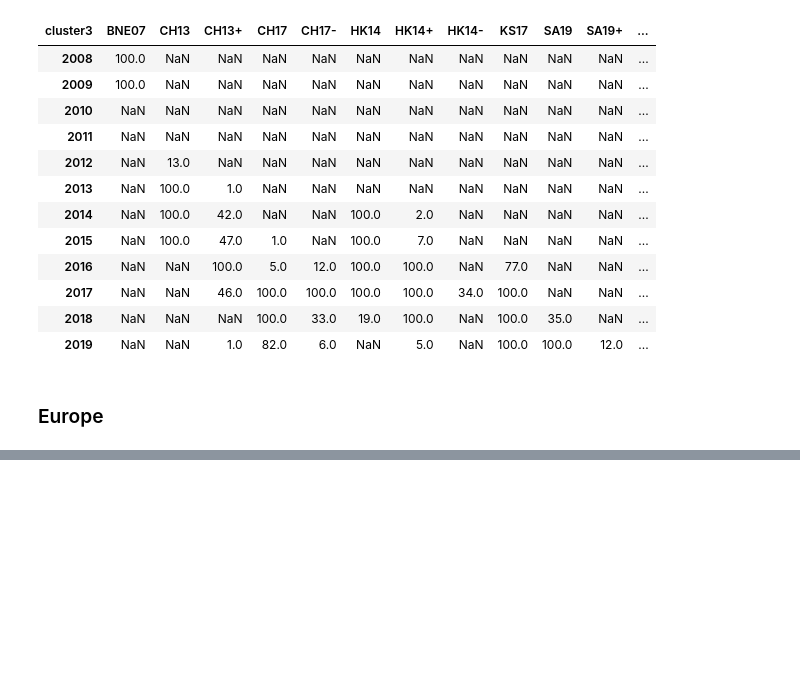
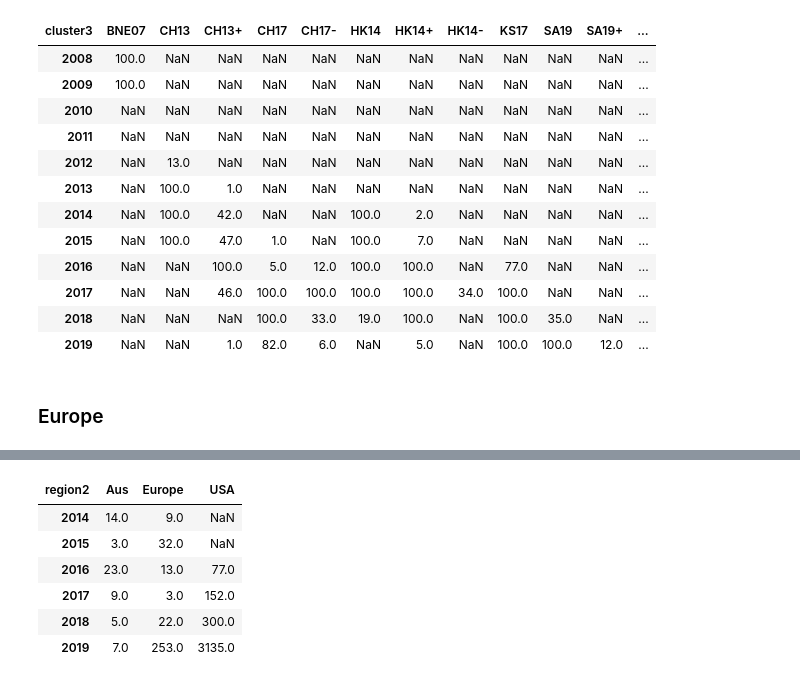
Before and after one commit to guibuzi/bioinfo, a Jupyter notebook: sequence_processing_tools/read_attribute.ipynb, the cells around one changed output, grey strips where cells are left out. Saved outputs shown, nothing was run; the diff lists cells and outputs as text; code cells hidden in the pictures; blank space fills up the shorter version.

```diff
--- a/sequence_processing_tools/read_attribute.ipynb
+++ b/sequence_processing_tools/read_attribute.ipynb
@@ -500,3 +511,15 @@ read_seg("/home/zeng/INFLUENZA_DATABASE/H3N2/data/Protein/protein_PA.fasta", df_
 read_seg("/home/zeng/INFLUENZA_DATABASE/H3N2/data/Protein/protein_PB1-F2.fasta", df_sample_seasia,"PB1", "PB1-F2")
 read_seg("/home/zeng/INFLUENZA_DATABASE/H3N2/data/Protein/protein_PB1.fasta", df_sample_seasia,"PB1", "PB1")
 read_seg("/home/zeng/INFLUENZA_DATABASE/H3N2/data/Protein/protein_PB2.fasta", df_sample_seasia,"PB2", "PB2")
+# %%
+df_KS17 = df_with_cluster[df_with_cluster['cluster3'] == 'KS17']
+index_by_year_ks17 = pd.to_datetime(df_KS17.date.values).to_period('A-OCT')
+df_KS17.groupby([index_by_year_ks17, 'region2']).size().unstack(1)
+# %% [output]
+| region2 | Aus | Europe | USA |
+| 2014 | 14.0 | 9.0 | NaN |
+| 2015 | 3.0 | 32.0 | NaN |
+| 2016 | 23.0 | 13.0 | 77.0 |
+| 2017 | 9.0 | 3.0 | 152.0 |
+| 2018 | 5.0 | 22.0 | 300.0 |
+| 2019 | 7.0 | 253.0 | 3135.0 |
```
Also changed, not shown: parts of 6 cells of this notebook, 22 other files.
